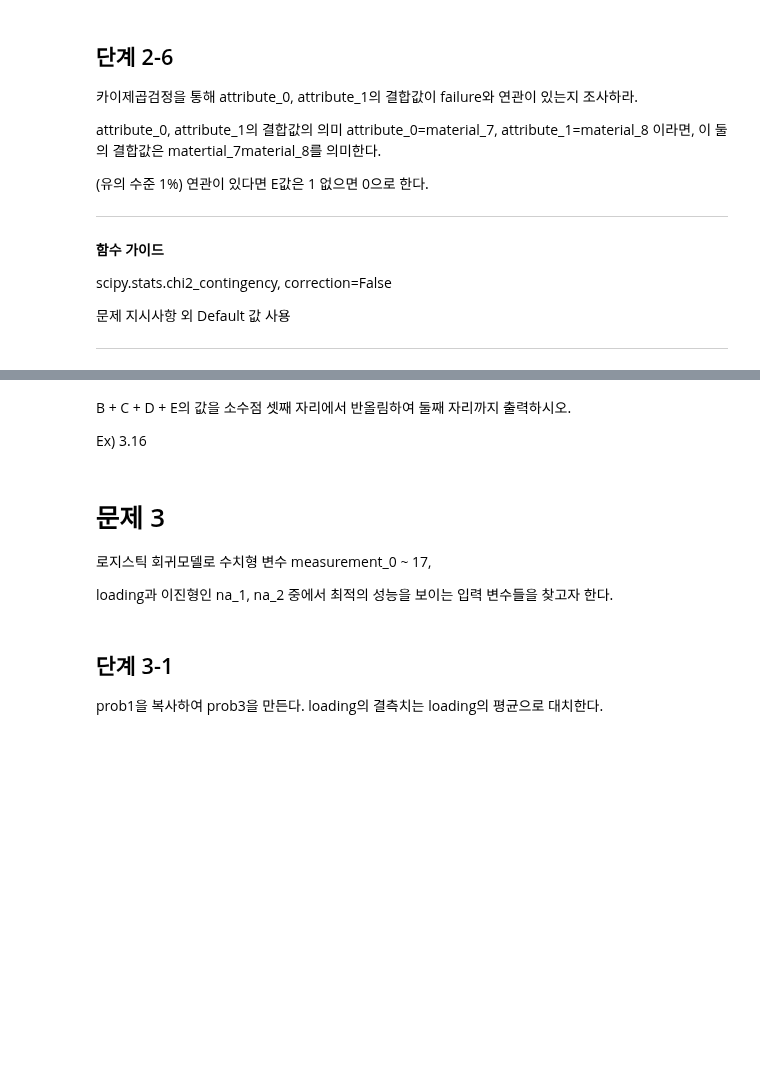
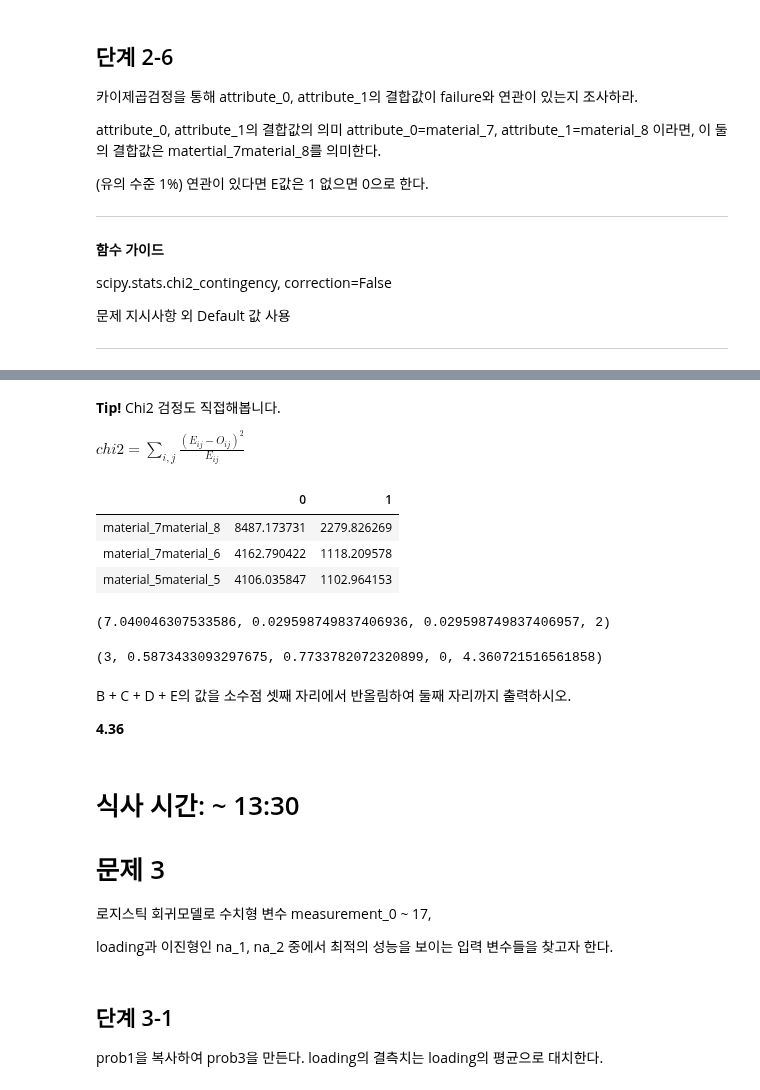
Before and after one commit to sunkusun9/DS_lv3_2311_2, a Jupyter notebook: sec_ds_lv3_prob1_prob.ipynb, the cells around one changed output, grey strips where cells are left out. Saved outputs shown, nothing was run; the diff lists cells and outputs as text; code cells hidden in the pictures; blank space fills up the shorter version.

```diff
--- a/sec_ds_lv3_prob1_prob.ipynb
+++ b/sec_ds_lv3_prob1_prob.ipynb
@@ -575,8 +812,46 @@ matertial_7material_8를 의미한다.
+# %% [markdown]
+**Tip!** Chi2 검정도 직접해봅니다.
+
+$chi2 = \sum_{i,j}\frac{(E_{ij} - O_{ij})^2}{E_{ij}}$
+# %%
+from scipy.stats import chi2
+
+# 직접하기 위해서는 예측 빈도수 테이블이 필요합니다.
+# index에 해당하는 변수의 빈도수와
+# column에 해당하는 변수의 비율(value_counts(normalize=True))을 행렬곱을 하면 구할 수 있습니다.
+# pandas의 행렬곱은 dot에서 제공되고 있으면, caller의 열이름과 callee의 인덱스를 기준으로 연산을 합니다.
+# 이를 일치시켜 주기위해 rename('val')을 해줍니다.
+df_expect = (df_prob2['attribute_0'] + df_prob2['attribute_1']).value_counts().rename('val').to_frame().dot(
+    df_prob2['failure'].value_counts(normalize=True).rename('val').to_frame().T
+)
+df_ob = pd.crosstab(
+    index=df_prob2['attribute_0'] + df_prob2['attribute_1'],
+    columns=df_prob2['failure']
+)
+# chi2 검정에서의 자유도: 빈도수테이블의 (행의 수 - 1) × (열의 수  -1)  = (3 - 1) × (2 - 1) = 2
+df = ((df_prob2['attribute_0'] + df_prob2['attribute_1']).nunique() - 1) * (df_prob2['failure'].nunique() - 1)
+# 검정 통계량을 구합니다.
+CHI2 = ((df_expect - df_ob) ** 2 / df_expect).sum().sum()
+display(df_expect)
+# chi2 독립성 검정은 우측 검정입니다.
+CHI2, chi2.sf(CHI2, df), 1 - chi2.cdf(CHI2, df), df
+# %% [output]
+|  | 0 | 1 |
+| material_7material_8 | 8487.173731 | 2279.826269 |
+| material_7material_6 | 4162.790422 | 1118.209578 |
+| material_5material_5 | 4106.035847 | 1102.964153 |
+(7.040046307533586, 0.029598749837406936, 0.029598749837406957, 2)
+# %%
+B, C, D, E, B + C + D + E
+# %% [output]
+(3, 0.5873433093297675, 0.7733782072320899, 0, 4.360721516561858)
 # %% [markdown]
 B + C + D + E의 값을 소수점 셋째 자리에서 반올림하여 둘째 자리까지 출력하시오.
 
-Ex) 3.16
+**4.36**
 # %% [markdown]
+# 식사 시간: ~ 13:30
+
 # 문제 3
 
 로지스틱 회귀모델로 수치형 변수 measurement_0 ~ 17,
```
Also changed, not shown: parts of 36 cells of this notebook.
